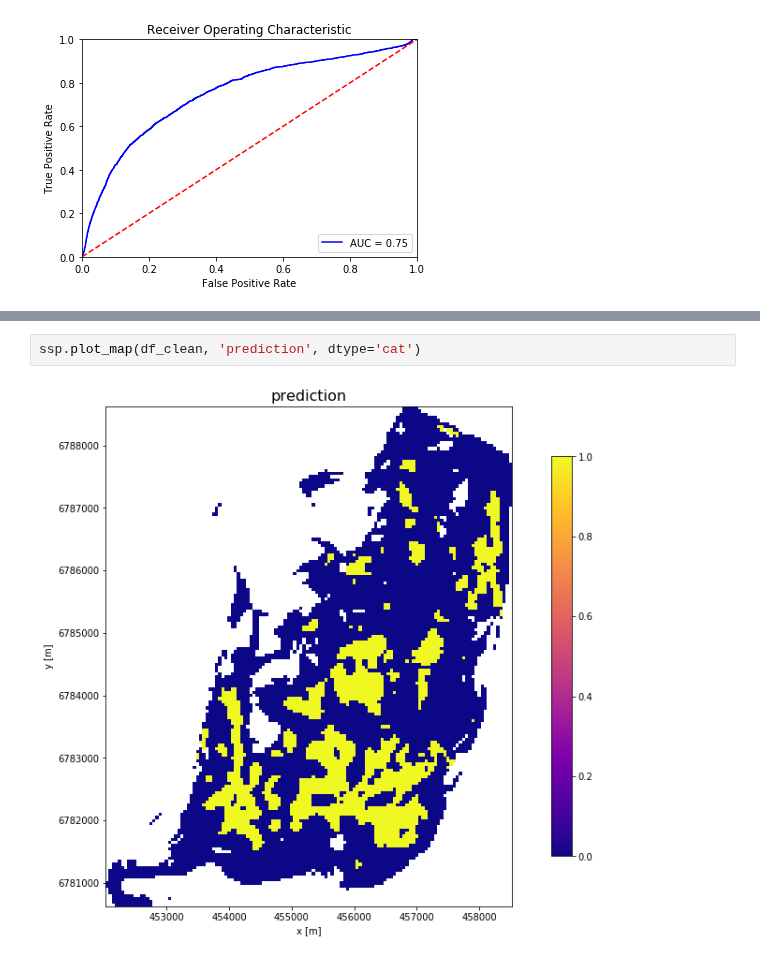
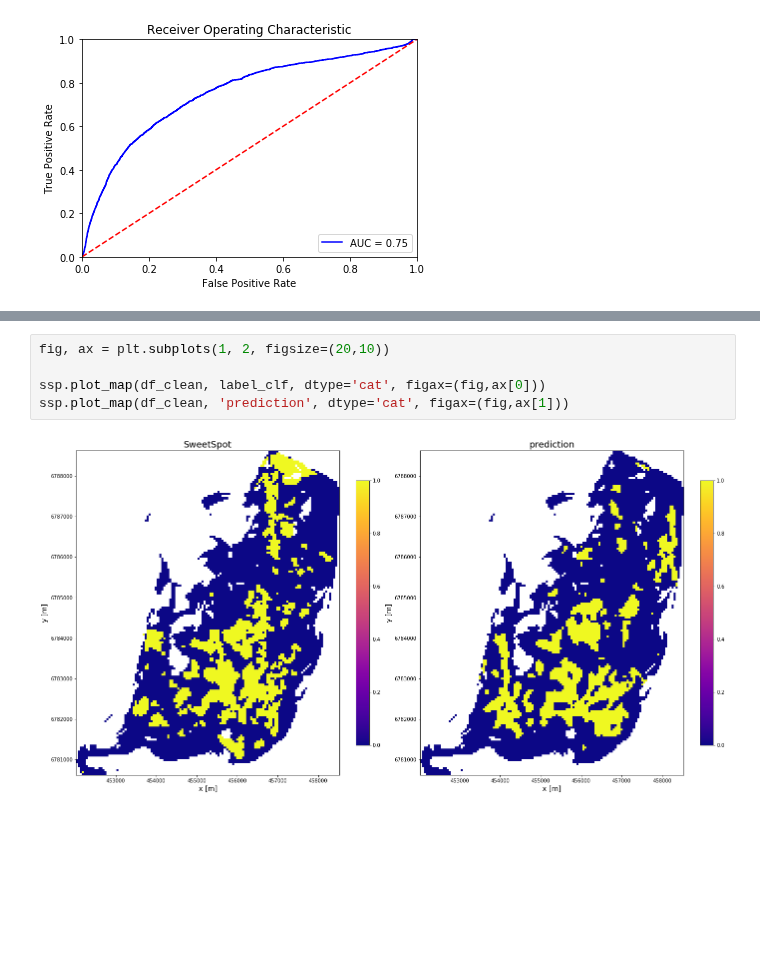
Before and after one commit to Nozziel/OGA2018_SweetSpotPrediction, a Jupyter notebook: Notebooks/07 Test Case.ipynb, the cells around one changed output, grey strips where cells are left out. Drawn from its saved outputs; the diff is of its cells as text; blank space fills up the shorter version.

```diff
--- a/Notebooks/07 Test Case.ipynb
+++ b/Notebooks/07 Test Case.ipynb
@@ -171,7 +167,10 @@ ssp.plot_map(df_clean, label_clf, dtype='cat')
-# %%
-ssp.plot_map(df_clean, 'prediction', dtype='cat')
-# %% [output]
-[figure, removed]
+# %%
+fig, ax = plt.subplots(1, 2, figsize=(20,10))
+
+ssp.plot_map(df_clean, label_clf, dtype='cat', figax=(fig,ax[0]))
+ssp.plot_map(df_clean, 'prediction', dtype='cat', figax=(fig,ax[1]))
+# %% [output]
+[figure, added]
 # %%
 ssp.plot_map(df_clean, 'prediction_prob')
 # %% [output]
```
Also changed, not shown: parts of 3 cells of this notebook.
